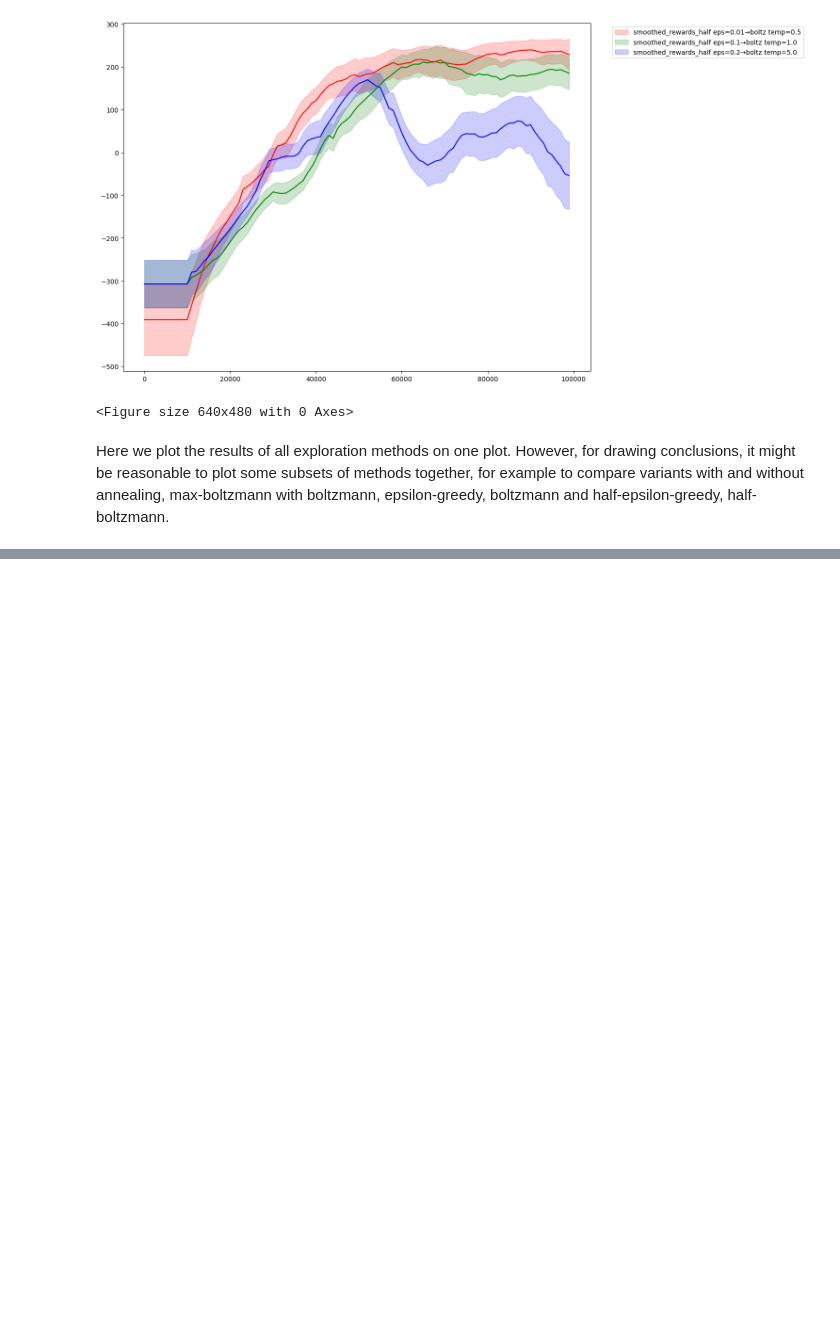
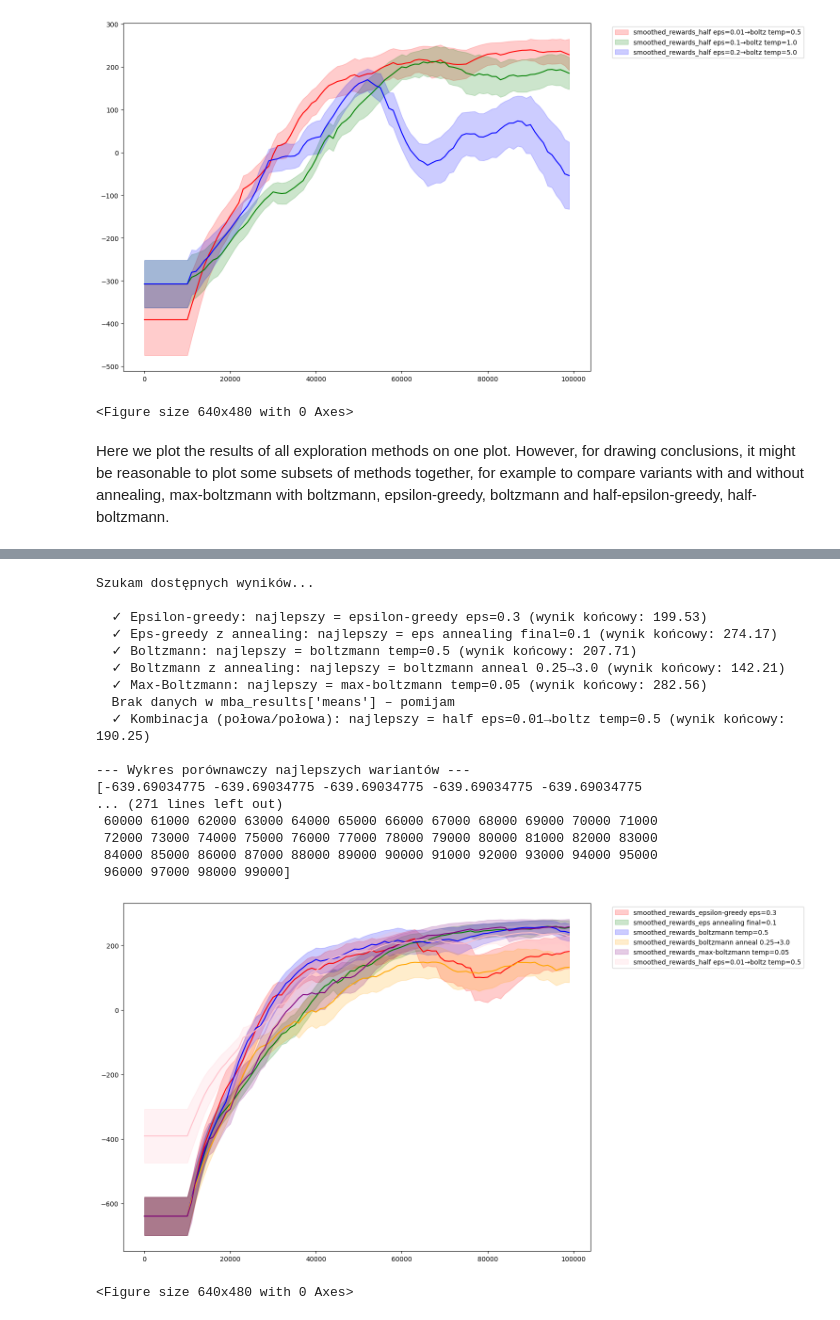
Before and after one commit to mar2000/Deep-Neural-Networks, a Jupyter notebook: Project4/hw_4_dqn_exploration_student.ipynb, the cells around one changed output, grey strips where cells are left out. Drawn from its saved outputs; the diff is of its cells as text; code cells hidden in the pictures; blank space fills up the shorter version.

```diff
--- a/Project4/hw_4_dqn_exploration_student.ipynb
+++ b/Project4/hw_4_dqn_exploration_student.ipynb
@@ -948,3 +887,83 @@ ValueError: attempt to get argmax of an empty sequence
+# %%
+# === PORÓWNANIE NAJLEPSZYCH WARIANTÓW STRATEGII EKSPLORACJI ===
+
+# Lista strategii do porównania (nazwa zmiennej, etykieta, kolor)
+strategies = [
+    ('eg_results', 'Epsilon‑greedy', 'red'),
+    ('ega_results', 'Eps‑greedy z annealing', 'green'),
+    ('boltzmann_results', 'Boltzmann', 'blue'),
+    ('ba_results', 'Boltzmann z annealing', 'orange'),
+    ('mb_results', 'Max‑Boltzmann', 'purple'),
+    ('mba_results', 'Max‑Boltzmann z annealing', 'brown'),
+    ('half_results', 'Kombinacja (połowa/połowa)', 'pink')
+]
+
+best_means = []
+best_stds = []
+best_names = []
+best_colours = []
+
+print("Szukam dostępnych wyników...\n")
+
+for var_name, label, colour in strategies:
+    data = globals().get(var_name)  # pobiera zmienną o danej nazwie lub None
+    if data is None:
+        print(f"  Brak zmiennej {var_name} – pomijam")
+        continue
+    means = data.get('means')
+    if not means:  # pusta lista lub None
+        print(f"  Brak danych w {var_name}['means'] – pomijam")
+        continue
+
+    # Wybierz wariant z najwyższą ostatnią wartością
+    try:
+        final_scores = [m[-1] for m in means if m is not None and len(m) > 0]
+        if not final_scores:
+            print(f"  {var_name}: żadna krzywa nie zawiera danych – pomijam")
+            continue
+        best_idx = np.argmax(final_scores)
+        best_means.append(means[best_idx])
+        best_stds.append(data['stds'][best_idx])
+        best_names.append(data['names'][best_idx])
+        best_colours.append(colour)
+        print(f"  ✓ {label}: najlepszy = {data['names'][best_idx]} (wynik końcowy: {final_scores[best_idx]:.2f})")
+    except Exception as e:
+        print(f"  ! Błąd przy przetwarzaniu {var_name}: {e}")
+
+# Dodaj bazowy random (jeśli istnieje)
+if 'result_means_dqn' in globals() and 'result_stds_dqn' in globals():
+    best_means.append(result_means_dqn)
+    best_stds.append(result_stds_dqn)
+    best_names.append("random baseline")
+    best_colours.append('black')
+    print("  ✓ Random baseline dodany")
+
+# Rysowanie wykresu, jeśli cokolwiek zostało zebrane
+if best_means:
+    print("\n--- Wykres porównawczy najlepszych wariantów ---")
+    plot_results_many(best_means, best_stds, best_names, best_colours)
+else:
+    print("\nBrak jakichkolwiek wyników do wyświetlenia.")
+# %% [output]
+Szukam dostępnych wyników...
+
+  ✓ Epsilon‑greedy: najlepszy = epsilon-greedy eps=0.3 (wynik końcowy: 199.53)
+  ✓ Eps‑greedy z annealing: najlepszy = eps annealing final=0.1 (wynik końcowy: 274.17)
+  ✓ Boltzmann: najlepszy = boltzmann temp=0.5 (wynik końcowy: 207.71)
+  ✓ Boltzmann z annealing: najlepszy = boltzmann anneal 0.25→3.0 (wynik końcowy: 142.21)
+  ✓ Max‑Boltzmann: najlepszy = max-boltzmann temp=0.05 (wynik końcowy: 282.56)
+  Brak danych w mba_results['means'] – pomijam
+  ✓ Kombinacja (połowa/połowa): najlepszy = half eps=0.01→boltz temp=0.5 (wynik końcowy: 190.25)
+
+--- Wykres porównawczy najlepszych wariantów ---
+[-639.69034775 -639.69034775 -639.69034775 -639.69034775 -639.69034775
+... (271 lines left out)
+ 60000 61000 62000 63000 64000 65000 66000 67000 68000 69000 70000 71000
+ 72000 73000 74000 75000 76000 77000 78000 79000 80000 81000 82000 83000
+ 84000 85000 86000 87000 88000 89000 90000 91000 92000 93000 94000 95000
+ 96000 97000 98000 99000]
+[figure, added]
+<Figure size 640x480 with 0 Axes>
 # %%
 result_means_list = [result_means_dqn, result_means_epsilon_greedy_dqn, result_means_epsilon_greedy_with_annealing_dqn,
                 result_means_boltzmann_dqn, result_means_boltzmann_temp_anneal_dqn,
```
Also changed, not shown: parts of 3 cells of this notebook.
